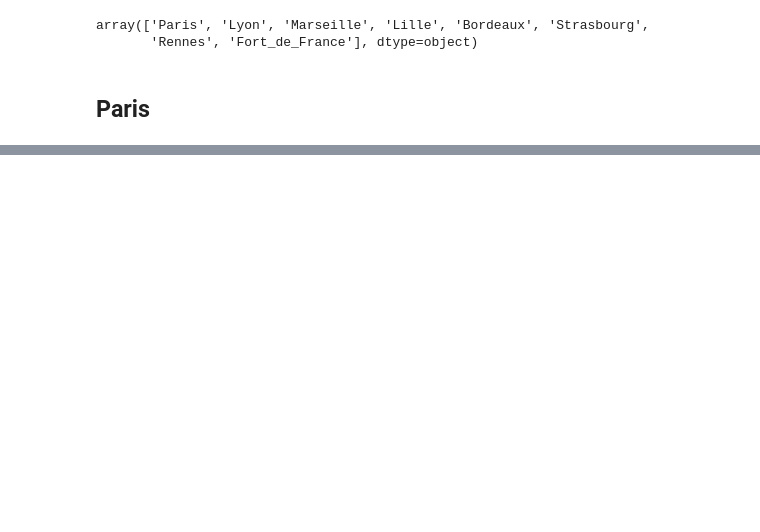
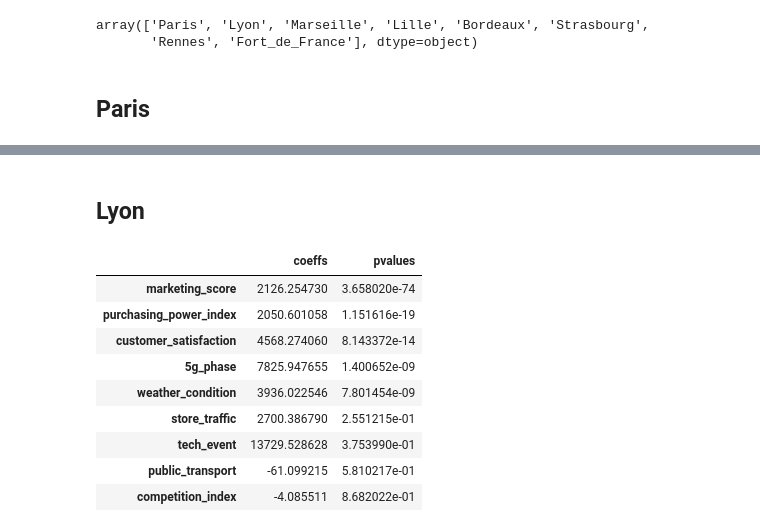
Before and after one commit to jsilvalavin/orange_test_stage, a Jupyter notebook: notebooks/exploration.ipynb, the cells around one changed output, grey strips where cells are left out. Cells and saved outputs as stored; diff of their text form; code cells hidden in the pictures; blank space fills up the shorter version.

```diff
--- a/notebooks/exploration.ipynb
+++ b/notebooks/exploration.ipynb
@@ -532,0 +553,15 @@ We note that the p values are significant for all variables except for the store
+# %% [markdown]
+## Lyon
+# %%
+city_study('Lyon')
+# %% [output]
+|  | coeffs | pvalues |
+| marketing_score | 2126.254730 | 3.658020e-74 |
+| purchasing_power_index | 2050.601058 | 1.151616e-19 |
+| customer_satisfaction | 4568.274060 | 8.143372e-14 |
+| 5g_phase | 7825.947655 | 1.400652e-09 |
+| weather_condition | 3936.022546 | 7.801454e-09 |
+| store_traffic | 2700.386790 | 2.551215e-01 |
+| tech_event | 13729.528628 | 3.753990e-01 |
+| public_transport | -61.099215 | 5.810217e-01 |
+| competition_index | -4.085511 | 8.682022e-01 |
```
Also changed, not shown: parts of 33 cells of this notebook.
